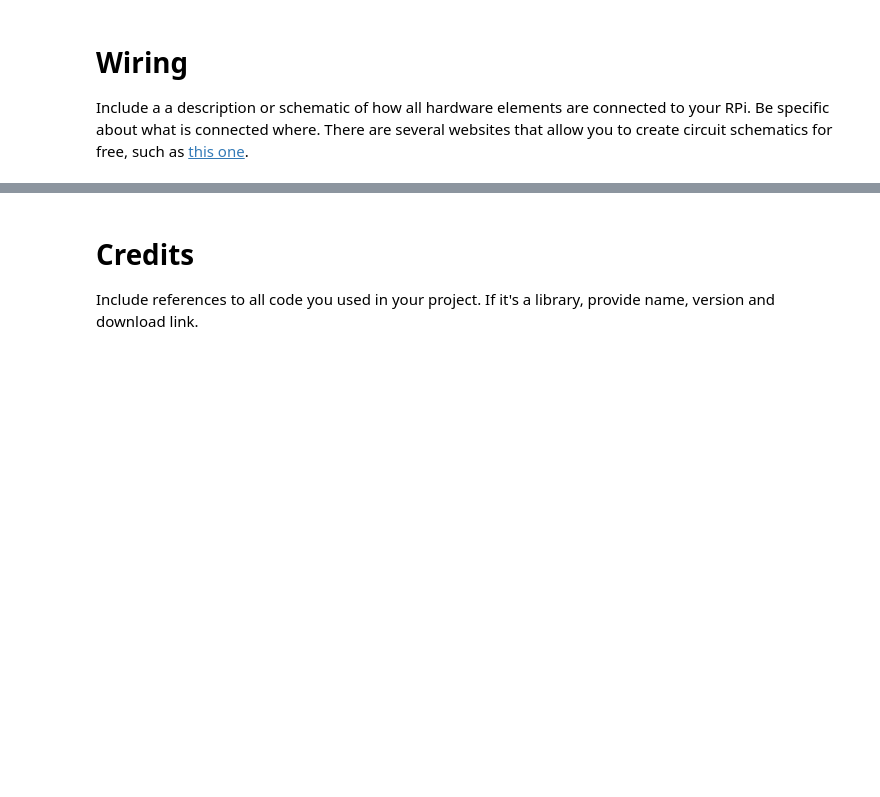
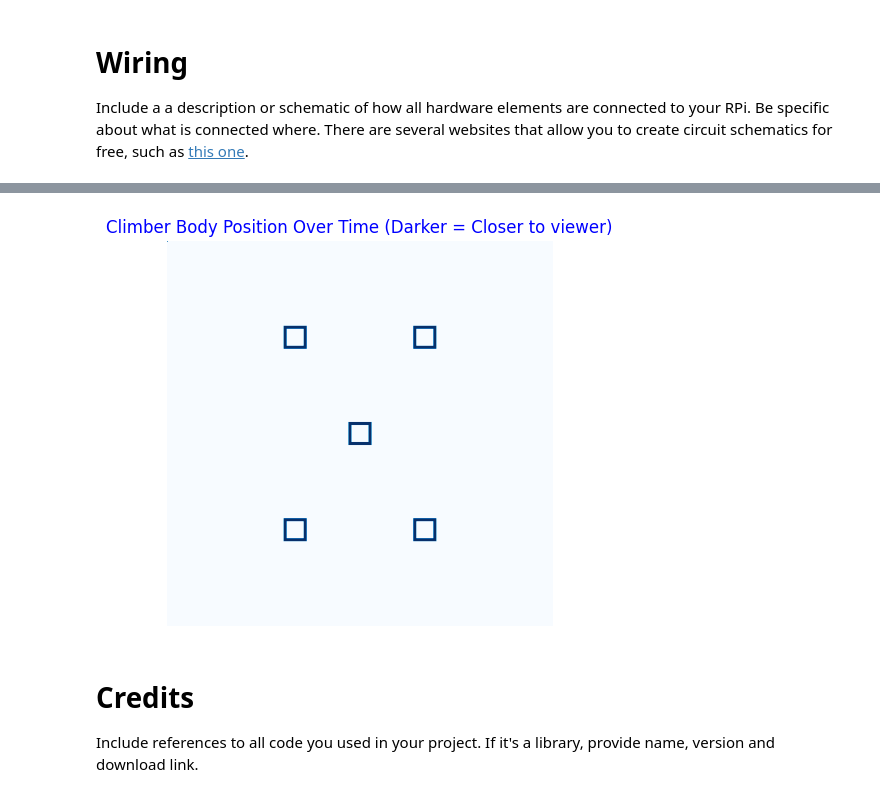
Before and after one commit to tobin-ford/CSCI-250-Capstone, a Jupyter notebook: CAP_Report.ipynb, the cells around one changed output, grey strips where cells are left out. Drawn from its saved outputs; the diff is of its cells as text; code cells hidden in the pictures; blank space fills up the shorter version.

```diff
--- a/CAP_Report.ipynb
+++ b/CAP_Report.ipynb
@@ -55,0 +258,78 @@ Include all the code that makes your project run. It can be in a single code cel
+# %%
+pressure = np.load("pressureSensors2.npy")
+# %%
+import numpy as np
+import matplotlib.pyplot as plt
+import numpy.random as rng
+
+import matplotlib.animation as ani
+from IPython.display import HTML
+
+n = 500
+nR = 500
+nC = 500
+nT = 250
+
+MOVIE = np.zeros( [nR,nC,nT], dtype=float)
+MOVIE[0][0][0] = 1
+
+MID_ADJ = n // 2
+INNER_ADJ = n // 3
+OUTER_ADJ = n // 4
+
+LIMB_SIZE = n // 32
+HOLE = np.zeros([LIMB_SIZE * 2, LIMB_SIZE * 2])
+HOLE[:,:] = 1
+HOLE[4:-4, 4:-4] = 0
+
+def coord(c, s):
+    adj = int(c * 100)
+    if adj > 100:
+        adj = 100
+    elif adj < -100:
+        adj = -100
+    return adj + s
+
+def apply(t, start, sx, sy, sz, filled):
+    px = coord(pos[t][start], sx)
+    py = coord(pos[t][start+1], sy)
+    pz = coord(pos[t][start+2], 0)
+    if filled:
+        MOVIE[py - LIMB_SIZE:py + LIMB_SIZE, px - LIMB_SIZE:px + LIMB_SIZE, i] = 1
+    else:
+        MOVIE[py - LIMB_SIZE:py + LIMB_SIZE, px - LIMB_SIZE:px + LIMB_SIZE, i] = HOLE * (1 - pz/100)
+
+
+
+for i in range(nT):
+    t = int((i/nT)*len(pos))
+    apply(t, 1, MID_ADJ, MID_ADJ, 0, False)
+    apply(t, 4, nC - INNER_ADJ, nR - OUTER_ADJ, 0, pressure[t][1] > 3.0)
+    apply(t, 7, INNER_ADJ, nR - OUTER_ADJ, 0, pressure[t][2] > 3.0)
+    apply(t, 10, INNER_ADJ, OUTER_ADJ, 0, False)
+    apply(t, 13, nC - INNER_ADJ, OUTER_ADJ, 100, False)
+
+# Create figure twice as wide as tall
+golFig = plt.figure(figsize=(10,5))
+
+# Create two subplots
+# plt.subplot(1,2,1)
+golPlotA = plt.imshow(MOVIE[:,:,0], cmap="Blues") # first frame of AMOVIE
+plt.title("Climber Body Position Over Time (Darker = Closer to viewer)",color='blue')
+plt.axis('off');
+
+# Adapt the animation function to support two subplots
+def golAnimate(i, MA, PA):
+    PA.set_data( MA[:,:,i] )
+    plt.axis('off')
+
+# Create inline animation
+golMovieA = ani.FuncAnimation(fig   = golFig,
+                            func   = golAnimate,
+                            frames = nT,
+                            fargs  = (MOVIE,golPlotA) # pass both plots
+                            );
+
+#HTML(golMovieA.to_jshtml())   # Java script version (don't use on RPi)
+HTML(golMovieA.to_html5_video()) # HTML 5 (use on RPi)
+# %% [output]
@@ -56,3 +337,4 @@ Include all the code that makes your project run. It can be in a single code cel
+[figure, added]
 # %% [markdown]
 # Credits
 
```
Also changed, not shown: parts of 13 cells of this notebook.
